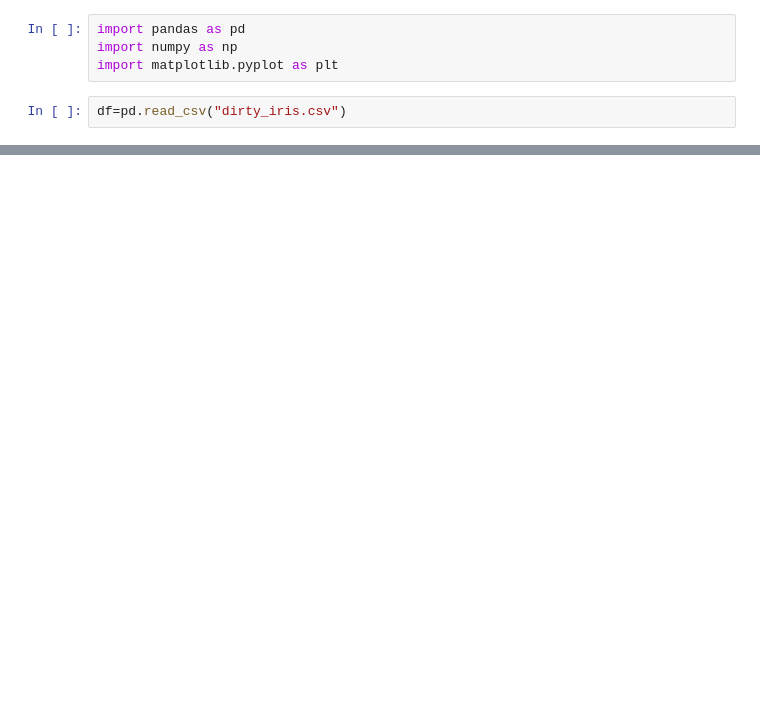
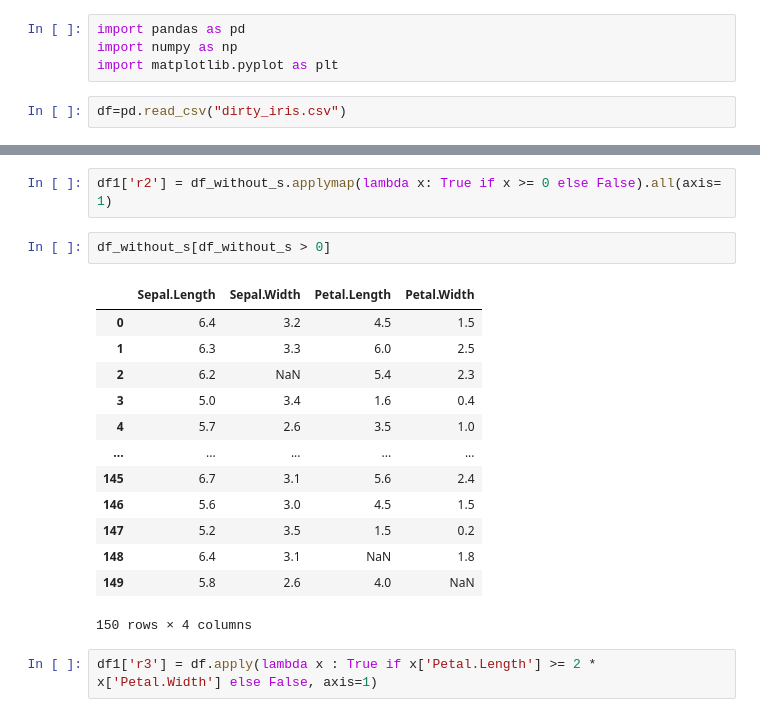
Before and after one commit to kundanpandit/DATA_MINING_PRACTICALS, a Jupyter notebook: DM_Practicals/DM_Practicals/Practical2_DM.ipynb, the cells around one changed output, grey strips where cells are left out. Saved outputs shown, nothing was run; the diff lists cells and outputs as text; blank space fills up the shorter version.

```diff
--- a/DM_Practicals/DM_Practicals/Practical2_DM.ipynb
+++ b/DM_Practicals/DM_Practicals/Practical2_DM.ipynb
@@ -55,0 +118,20 @@ Text(0.5, 0, "['0=Rule1', '1=Rule2', '2=Rule3', '3=Rule4', '4=Rule5']")
+# %%
+df1['r2'] = df_without_s.applymap(lambda x: True if x >= 0 else False).all(axis= 1)
+# %%
+df_without_s[df_without_s > 0]
+# %% [output]
+|  | Sepal.Length | Sepal.Width | Petal.Length | Petal.Width |
+| 0 | 6.4 | 3.2 | 4.5 | 1.5 |
+| 1 | 6.3 | 3.3 | 6.0 | 2.5 |
+| 2 | 6.2 | NaN | 5.4 | 2.3 |
+| 3 | 5.0 | 3.4 | 1.6 | 0.4 |
+| 4 | 5.7 | 2.6 | 3.5 | 1.0 |
+| ... | ... | ... | ... | ... |
+| 145 | 6.7 | 3.1 | 5.6 | 2.4 |
+| 146 | 5.6 | 3.0 | 4.5 | 1.5 |
+| 147 | 5.2 | 3.5 | 1.5 | 0.2 |
+| 148 | 6.4 | 3.1 | NaN | 1.8 |
+| 149 | 5.8 | 2.6 | 4.0 | NaN |
+150 rows × 4 columns
+# %%
+df1['r3'] = df.apply(lambda x : True if x['Petal.Length'] >= 2 * x['Petal.Width'] else False, axis=1)
```
Also changed, not shown: parts of 29 cells of this notebook.
